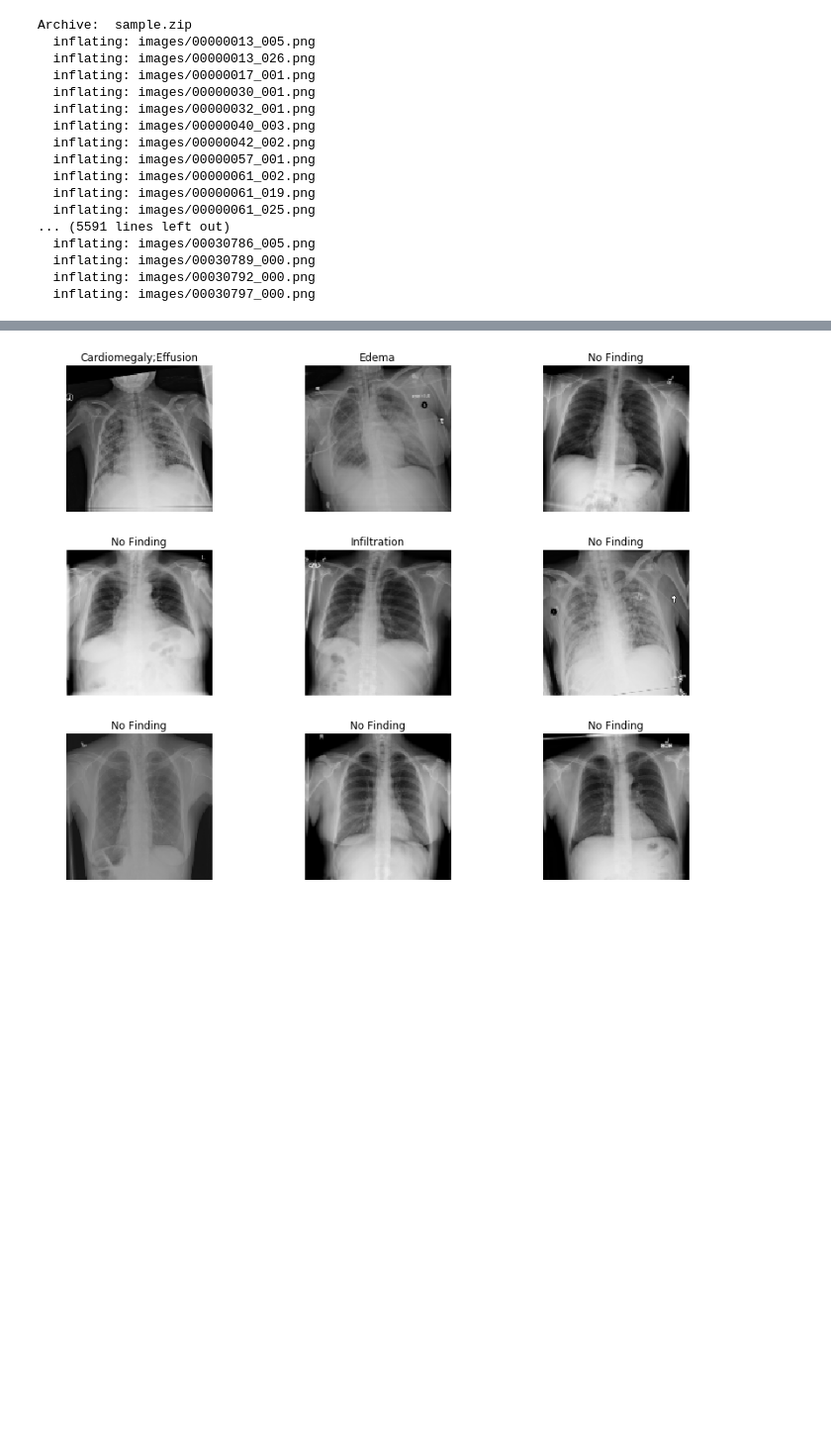
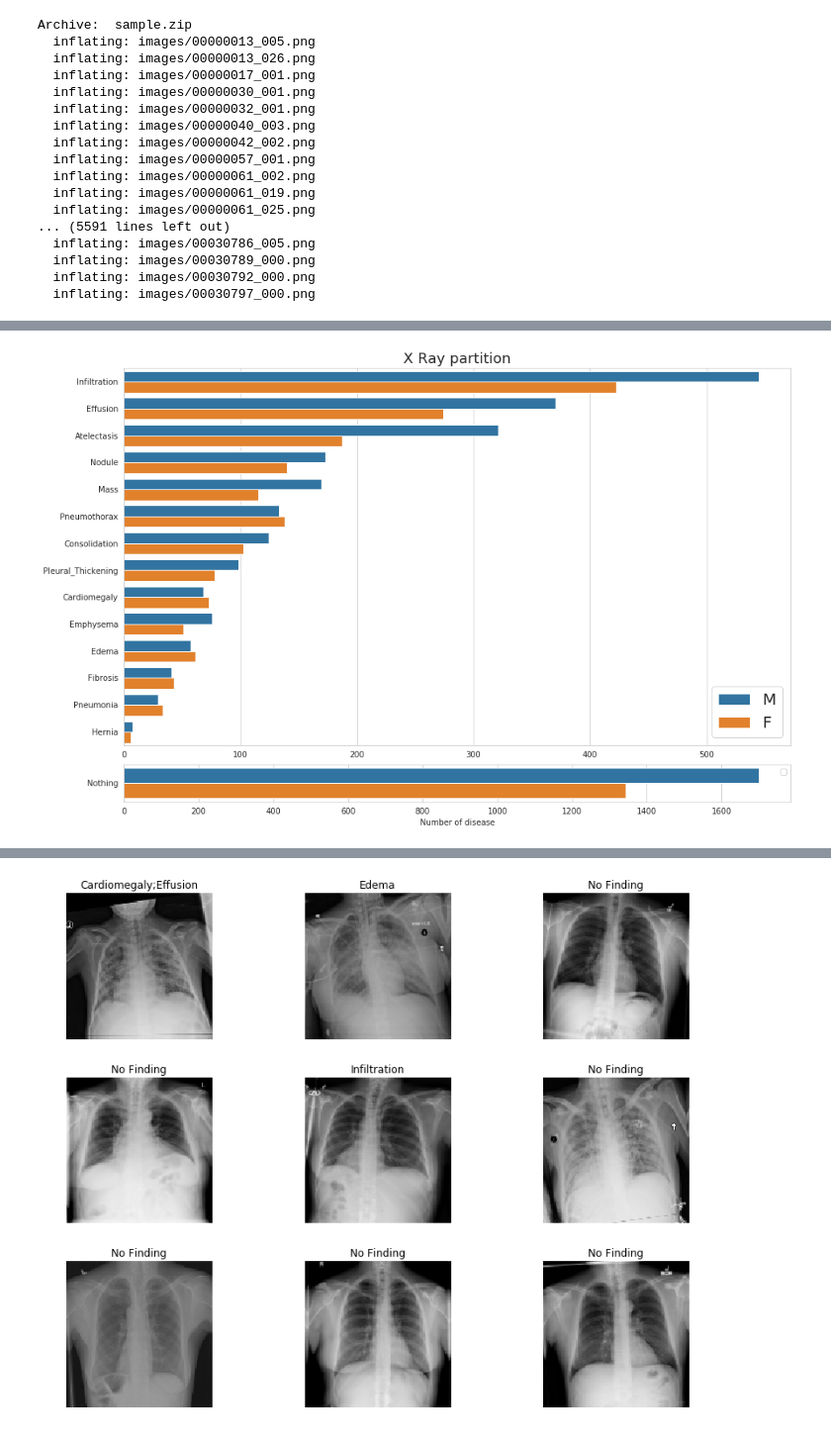
Before and after one commit to HarshitCodex/AI_Hackathon_2019, a Jupyter notebook: Xray_Fastai.ipynb, the cells around one changed output, grey strips where cells are left out. Shown at 99% size. Drawn from its saved outputs; the diff is of its cells as text; code cells hidden in the pictures; blank space fills up the shorter version.

```diff
--- a/Xray_Fastai.ipynb
+++ b/Xray_Fastai.ipynb
@@ -6,6 +6,15 @@
 %matplotlib inline
 # %% [output]
 UsageError: Line magic function `%reload` not found.
+# %%
+import numpy as np # linear algebra
+import pandas as pd # data processing, CSV file I/O (e.g. pd.read_csv)
+import matplotlib.pyplot as plt
+import seaborn as sns
+import matplotlib.gridspec as gridspec
+import matplotlib.ticker as ticker
+sns.set_style('whitegrid')
+%matplotlib inline
 # %%
 from fastai.vision import *
 # %%
@@ -72,3 +83,10 @@ df.head()
 | 2 | 00000017_001.png | No Finding | 1 | 17 | 077Y | M | AP | ... |
 | 3 | 00000030_001.png | Atelectasis | 1 | 30 | 079Y | M | PA | ... |
 | 4 | 00000032_001.png | Cardiomegaly|Edema|Effusion | 1 | 32 | 055Y | F | AP | ... |
+# %%
+df['Age Type']=df['Patient Age'].apply(lambda x: x[-1:])
+df['Age Type'].unique()  # => Y, M and D
+#we mainly have ages expressed in Years, but also a few expressed in Months or in Days
+print(df[df['Age Type']=='Y']['Patient ID'].count())
+print(df[df['Age Type']=='M']['Patient ID'].count())
+print(df[df['Age Type']=='D']['Patient ID'].count())
@@ -74,0 +117,40 @@ df.head()
+# %%
+labels=df
+# %%
+labels = labels[['Image Index','Finding Labels','Follow-up #','Patient ID','Patient Age','Patient Gender']]
+#create new columns for each decease
+pathology_list = ['Cardiomegaly','Emphysema','Effusion','Hernia','Nodule','Pneumothorax','Atelectasis','Pleural_Thickening','Mass','Edema','Consolidation','Infiltration','Fibrosis','Pneumonia']
+for pathology in pathology_list :
+    labels[pathology] = labels['Finding Labels'].apply(lambda x: 1 if pathology in x else 0)
+#remove Y after age
+labels['Age']=labels['Patient Age'].apply(lambda x: x[:-1]).astype(int)
+
+plt.figure(figsize=(15,10))
+gs = gridspec.GridSpec(8,1)
+ax1 = plt.subplot(gs[:7, :])
+ax2 = plt.subplot(gs[7, :])
+data1 = pd.melt(labels,
+             id_vars=['Patient Gender'],
+             value_vars = list(pathology_list),
+             var_name = 'Category',
+             value_name = 'Count')
+data1 = data1.loc[data1.Count>0]
+g=sns.countplot(y='Category',hue='Patient Gender',data=data1, ax=ax1, order = data1['Category'].value_counts().index)
+ax1.set( ylabel="",xlabel="")
+ax1.legend(fontsize=20)
+ax1.set_title('X Ray partition',fontsize=18);
+
+labels['Nothing']=labels['Finding Labels'].apply(lambda x: 1 if 'No Finding' in x else 0)
+
+data2 = pd.melt(labels,
+             id_vars=['Patient Gender'],
+             value_vars = list(['Nothing']),
+             var_name = 'Category',
+             value_name = 'Count')
+data2 = data2.loc[data2.Count>0]
+g=sns.countplot(y='Category',hue='Patient Gender',data=data2,ax=ax2)
+ax2.set( ylabel="",xlabel="Number of disease")
+ax2.legend('')
+plt.subplots_adjust(hspace=.5)
+# %% [output]
+[figure, added]
```
Also changed, not shown: parts of 6 cells of this notebook.
